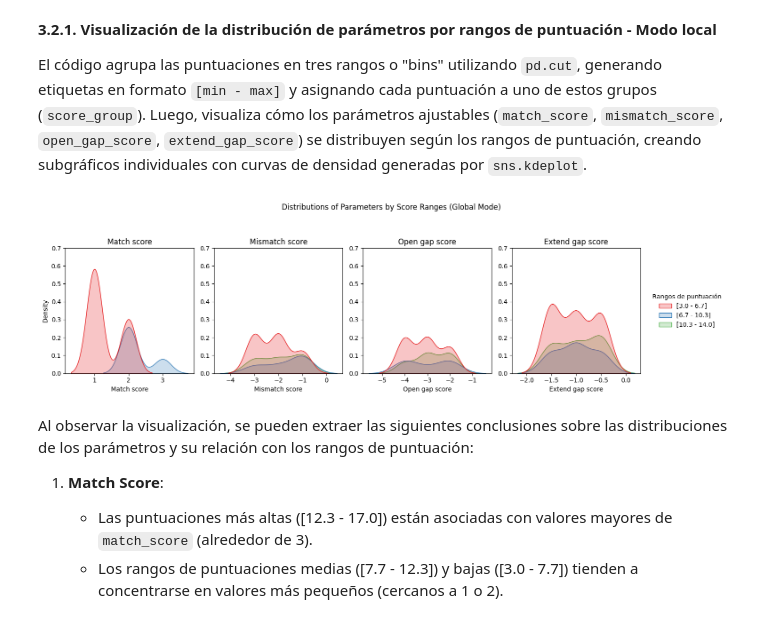
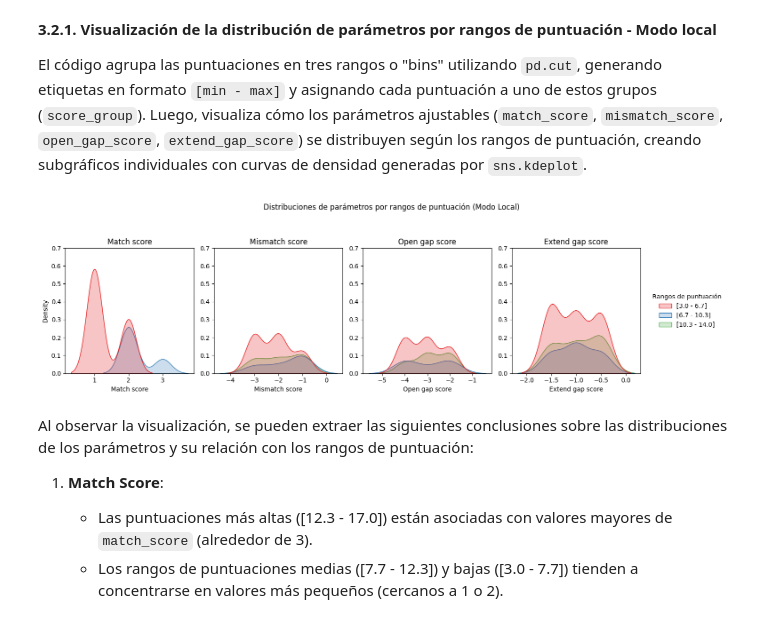
Before and after one commit to deepamino/pr2, a Jupyter notebook: Ejercicio_1.ipynb, the cells around one changed output. Drawn from its saved outputs; the diff is of its cells as text; code cells hidden in the pictures.

```diff
--- a/Ejercicio_1.ipynb
+++ b/Ejercicio_1.ipynb
@@ -167,35 +167,35 @@ for i, var in enumerate(["match_score", "mismatch_score", "open_gap_score", "ext
     )
     axes[i].set_title(var.capitalize().replace("_", " "))
     axes[i].set_xlabel(var.capitalize().replace("_", " "))
     axes[i].set_ylim(0, 0.7)
 
     if i == 0:
         axes[i].set_ylabel("Density")
     else:
         axes[i].set_ylabel("")
 
     if handles is None and kde.legend_:
         handles, labels = kde.get_legend().get_patches(), kde.get_legend().get_texts()
 
     if i < len(axes) - 1 and kde.legend_:
         kde.legend_.remove()
 
 if handles and labels:
     axes[-1].legend(
         handles=handles,
         labels=[label.get_text() for label in labels],
         title="Rangos de puntuación",
         bbox_to_anchor=(1.05, 0.5),
         loc="center left",
         frameon=False
     )
 
 plt.tight_layout()
-plt.suptitle("Distributions of Parameters by Score Ranges (Global Mode)", y=1.1)
+plt.suptitle("Distribuciones de parámetros por rangos de puntuación (Modo Local)", y=1.1)
 plt.subplots_adjust(top=0.85, right=0.85)
 plt.show()
 # %% [output]
-[figure, old version]
+[figure, new version]
 # %% [markdown]
 Al observar la visualización, se pueden extraer las siguientes conclusiones sobre las distribuciones de los parámetros y su relación con los rangos de puntuación:
 
```
Also changed, not shown: parts of 1 cell of this notebook, 2 other files.
